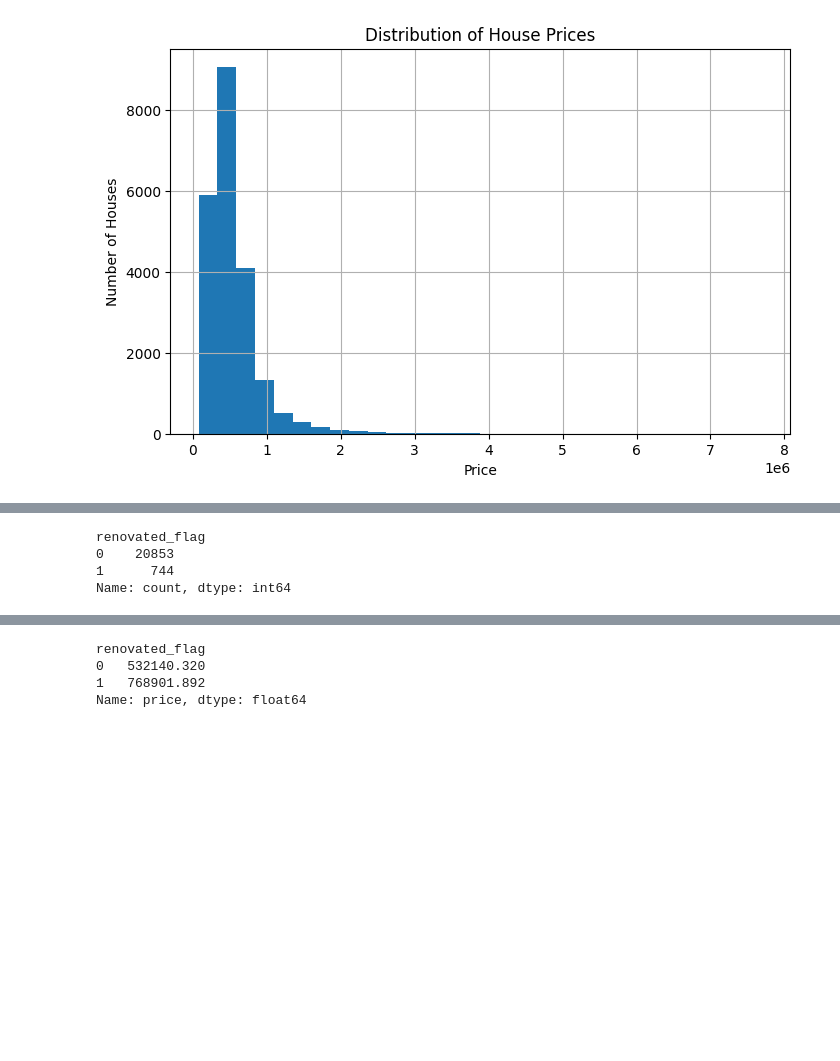
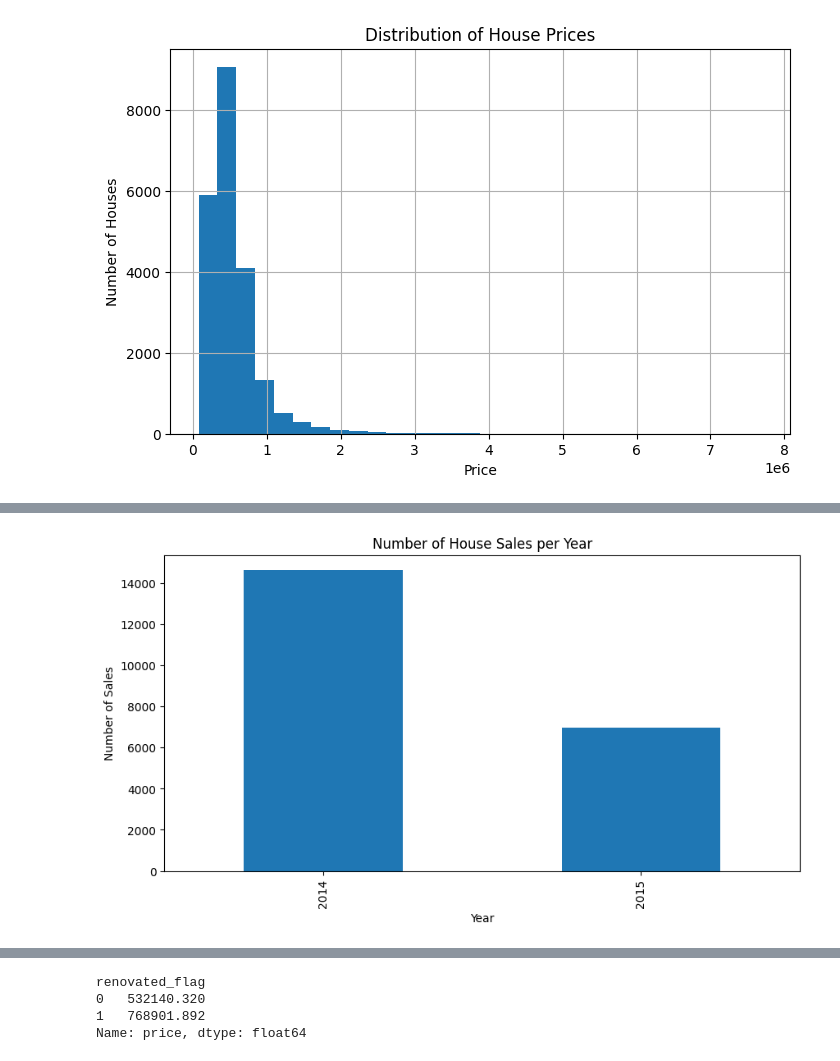
Before and after one commit to AliAlSudani0/House-markt-project, a Jupyter notebook: EDA.ipynb, the cells around one changed output, grey strips where cells are left out. Saved outputs shown, nothing was run; the diff lists cells and outputs as text; code cells hidden in the pictures; blank space fills up the shorter version.

```diff
--- a/EDA.ipynb
+++ b/EDA.ipynb
@@ -237,0 +371,14 @@ plt.show()
+# %%
+sales_per_year = df.groupby("year")["id"].count()
+
+plt.figure(figsize=(10,5))
+sales_per_year.plot(kind="bar")
+plt.title("Number of House Sales per Year")
+plt.xlabel("Year")
+plt.ylabel("Number of Sales")
+
+plt.tight_layout
+plt.savefig("Number_house_sales_peryear.png", dpi=300)
+plt.show()
+# %% [output]
+[figure, added]
@@ -242,8 +393,0 @@ plt.show()
-# %%
-df["renovated_flag"] = (df["yr_renovated"] > 0).astype(int)
-df["renovated_flag"].value_counts()
-# %% [output]
-renovated_flag
-0    20853
-1      744
-Name: count, dtype: int64
```
Also changed, not shown: parts of 99 cells of this notebook, 2 other files.
